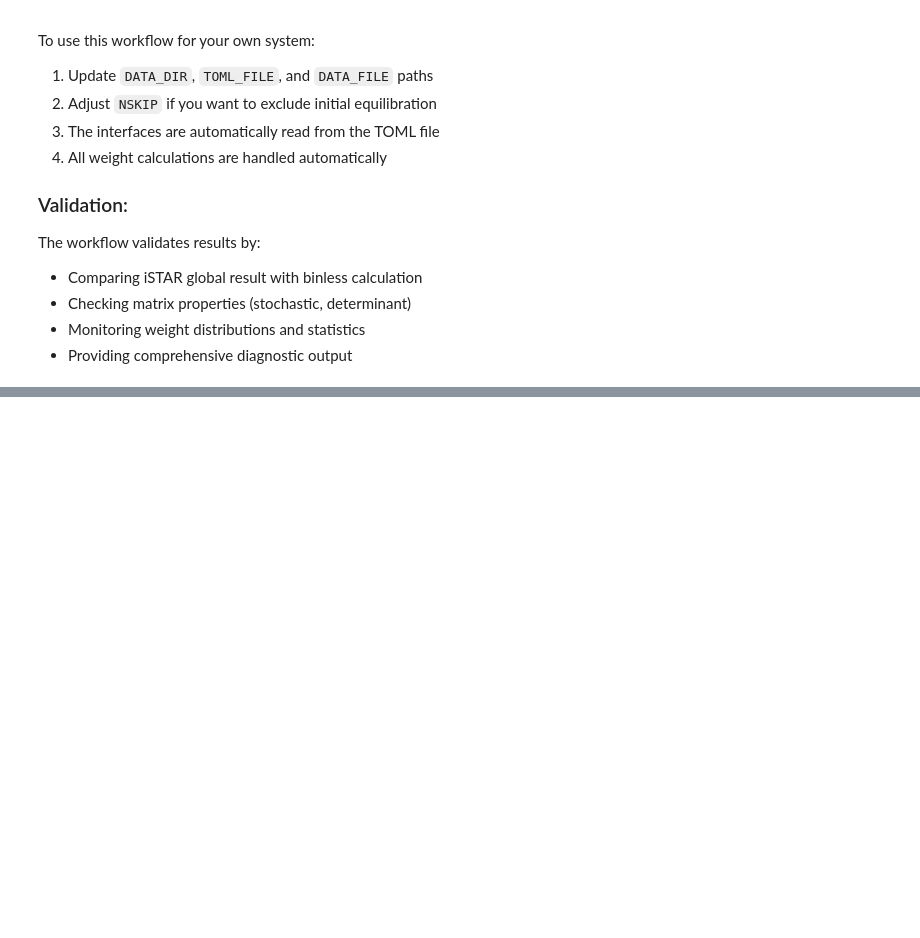
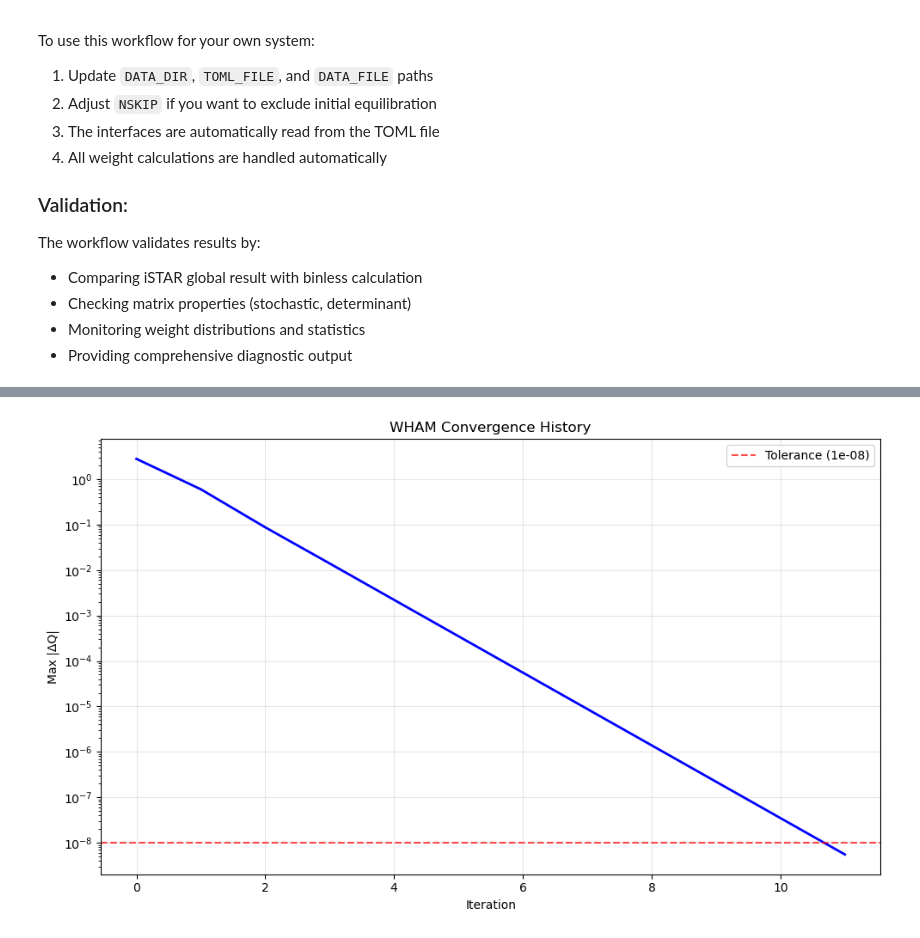
Before and after one commit to Eli4sW1ls/inftools, a Jupyter notebook: examples/staple_test/infretis_istar_workflow.ipynb, the cells around one changed output, grey strips where cells are left out. Saved outputs shown, nothing was run; the diff lists cells and outputs as text; code cells hidden in the pictures; blank space fills up the shorter version.

Commit message:
Implement WHAM and modify weighting Implement code changes to enhance functionality and improve performance

```diff
--- a/examples/staple_test/infretis_istar_workflow.ipynb
+++ b/examples/staple_test/infretis_istar_workflow.ipynb
@@ -1085,7 +1354,7 @@ for i, intf in enumerate(weight_results['interfaces']):
 
 # Compute weight matrices
 print("\n=== STEP 2: COMPUTING WEIGHT MATRICES ===")
-weight_matrices_results = compute_weight_matrices_weights(weight_results, tr=True)
+weight_matrices_results = compute_weight_matrices_weights(weight_results, tr=False)
 w_path = weight_matrices_results['weight_matrix_3d']
 w_path_2d = weight_matrices_results['weight_matrix_2d']
 print("Weight matrices computed successfully!")
@@ -1110,14 +1379,14 @@ Weight matrices computed successfully!
 # %%
 # Analyze using tistools
 print("\n=== STEP 3: ANALYZING WEIGHT MATRICES ===")
-from tistools import get_transition_probs_weights, construct_M_istar, global_pcross_msm_star, ploc_memory
+from tistools import get_transition_probs_weights, construct_M_istar, global_pcross_msm_star, ploc_memory, display_data
 
 # Construct transition matrix using iSTAR approach
 p, q = get_transition_probs_weights(weight_matrices_results['weight_matrix_3d'])
 M_istar = construct_M_istar(p, 2*len(weight_matrices_results['interfaces']), len(weight_matrices_results['interfaces']))
 print("iSTAR transition matrix constructed successfully!")
 # Calculate global crossing probability using iSTAR
-z1, z2, y1, y2 = global_pcross_istar(M_istar, doprint=True)
+z1, z2, y1, y2 = global_pcross_msm_star(M_istar, doprint=True)
 istar_global_pcross = y1[0] if y1.shape[0] > 1 else None
 print(f"Global crossing probability (iSTAR): {istar_global_pcross}")
 # %% [output]
@@ -1140,0 +1410,14 @@ Global crossing probability (iSTAR): [0.51096877]
+# %%
+plocs = [1.,]
+for i in range(len(weight_matrices_results['interfaces'])-1):
+    print(f"Interface λ_{i}: {weight_matrices_results['interfaces'][i]}")
+
+    wi_results = compute_weight_matrices_weights(weight_results, n_int=i+2, tr=False)
+    wi_ha = wi_results['weight_matrix_3d']
+    pi_ha, _ = get_transition_probs_weights(wi_ha)
+    Mi_ha = construct_M_istar(pi_ha, max(4, 2*len(weight_matrices_results["interfaces"][:i+2])), len(weight_matrices_results["interfaces"][:i+2]))
+    z1_ha, z2_ha, y1_ha, y2_ha = global_pcross_msm_star(Mi_ha)
+    plocs.append(y1_ha[0][0])
+
+print(plocs)
+print([plocs[i+1]/plocs[i] for i in range(len(plocs)-1)])
@@ -1450,0 +3091,48 @@ The workflow validates results by:
+# %%
+# Example usage of WHAM for weight matrices
+if 'weight_matrices_results' in locals() and weight_matrices_results is not None:
+    print("Applying WHAM to weight matrices...")
+    print("\nThis implements WHAM where each transition [j,k] is treated as a histogram bin")
+    print("that can be sampled by multiple ensembles with different statistical weights.")
+
+    # Apply WHAM to the weight matrices
+    wham_results = wham_weight_matrices(
+        weight_matrix_3d=weight_matrices_results['weight_matrix_3d'],
+        interfaces=weight_matrices_results['interfaces'],
+        max_iterations=1000,
+        tolerance=1e-8,
+        verbose=True
+    )
+
+    print("\n" + "="*60)
+    print("WHAM ANALYSIS COMPLETE")
+    print("="*60)
+
+    # Compare original vs WHAM results
+    compare_wham_results(weight_matrices_results, wham_results)
+
+    # Analyze ensemble contributions
+    analyze_ensemble_contributions(wham_results)
+
+    # Plot convergence (if matplotlib is available)
+    try:
+        plot_wham_convergence(wham_results)
+    except NameError:
+        print("\nNote: matplotlib not imported - skipping convergence plot")
+
+    print("\n" + "="*60)
+    print("WHAM Implementation Summary:")
+    print("• Applied WHAM self-consistency equations to weight matrices")
+    print("• Found optimal Q-factors for combining ensemble data")
+    print("• Generated unbiased weight matrix from multiple ensembles")
+    print("• Analyzed ensemble contributions and convergence")
+    print("\nThe WHAM matrix can now be used for transition probability calculations")
+    print("and should provide better statistical accuracy than simple summation.")
+
+else:
+    print("Weight matrices not available. Please run the following steps first:")
+    print("1. Load infretis data")
+    print("2. Calculate infretis weights")
+    print("3. Compute weight matrices")
+    print("\nThen re-run this cell to apply WHAM optimization.")
+# %% [output]
@@ -1450,0 +3156 @@ The workflow validates results by:
+[figure, added]
```
Also changed, not shown: parts of 27 cells of this notebook, 3 other files.
